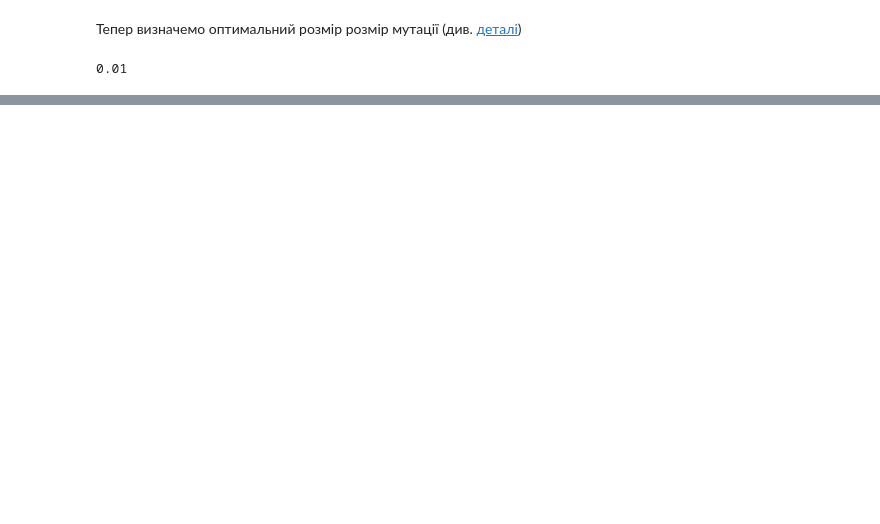
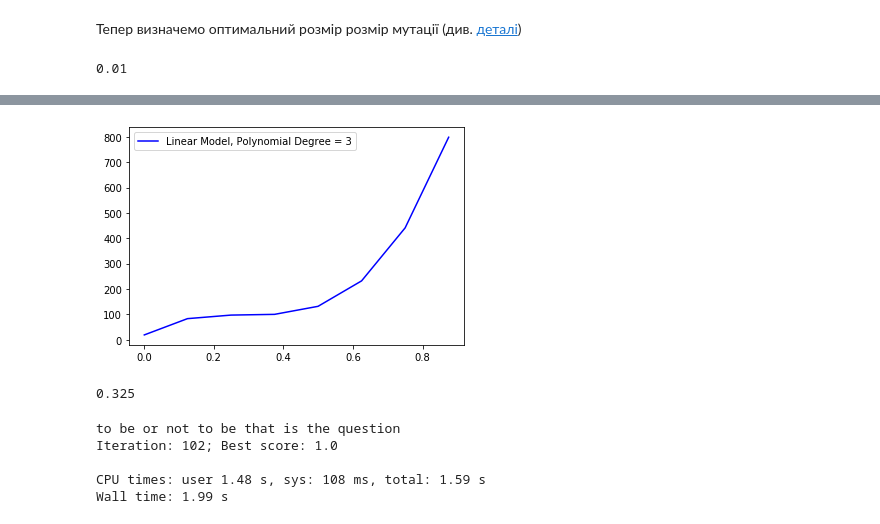
Before and after one commit to egoliuk/genetic_algorithm, a Jupyter notebook: sandbox.ipynb, the cells around one changed output, grey strips where cells are left out. Drawn from its saved outputs; the diff is of its cells as text; code cells hidden in the pictures; blank space fills up the shorter version.

```diff
--- a/sandbox.ipynb
+++ b/sandbox.ipynb
@@ -370,0 +408,37 @@ plt.show()
+# %%
+def generate_artificial_points(poly_model):
+    X = np.arange(0, 1, 0.025).reshape(-1, 1)
+    poly_features = PolynomialFeatures(degree = 3)
+    X_poly = poly_features.fit_transform(X.reshape(-1, 1))
+    y = poly_model.predict(X_poly)
+    return X, np.ceil(y).astype(int)
+# %%
+X, y = generate_artificial_points(model)
+# %%
+def optimal_selection_coeff(selection_coeffs, epohs):
+    model = find_curve_model(selection_coeffs, epohs)
+    X, y = generate_artificial_points(model)
+    children_sizes = 100 - np.array(X) * 100
+    epohs = np.array(y).reshape(-1, 1)
+    total_children_counts = np.multiply(children_sizes, epohs) # Обчислемо яка кількість нащадків генерується протягом всіх ітерацій для різних значень selection_coeff
+    idx = np.argmin(total_children_counts[4:-4])
+    return (100 - np.take(children_sizes.reshape(-1), idx)) * 0.01
+# %%
+selection_coeff = optimal_selection_coeff(X_exprm, y_exprm)
+# %% [output]
+[figure, added]
+# %%
+selection_coeff
+# %% [output]
+0.325
+# %%
+%%time
+phrase = "to be or not to be that is the question"
+ga = GA(phrase, N_min, mut_ratio, selection_coeff=selection_coeff)
+count, best_score = ga.train()
+# %% [output]
+to be or not to be that is the question
+Iteration: 102; Best score: 1.0
+
+CPU times: user 1.48 s, sys: 108 ms, total: 1.59 s
+Wall time: 1.99 s
```
Also changed, not shown: parts of 22 cells of this notebook.
